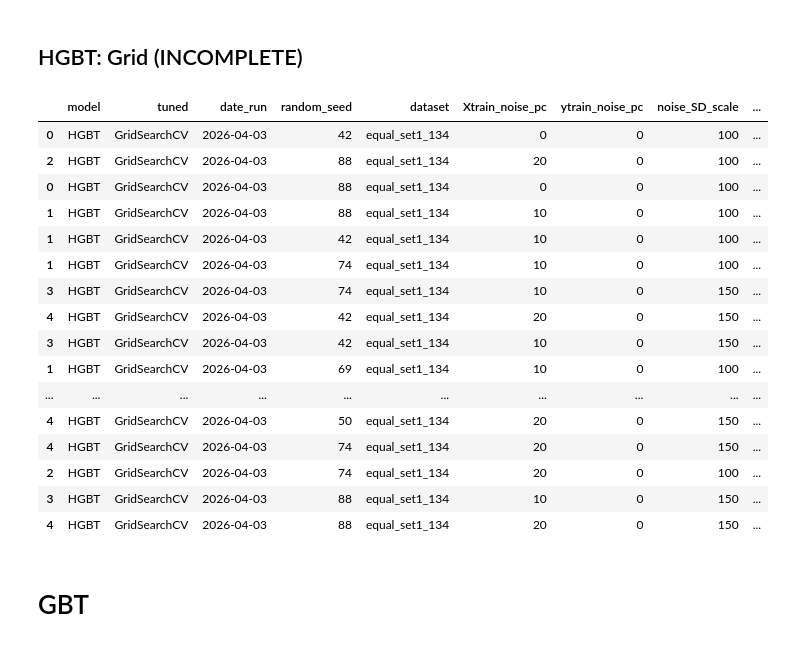
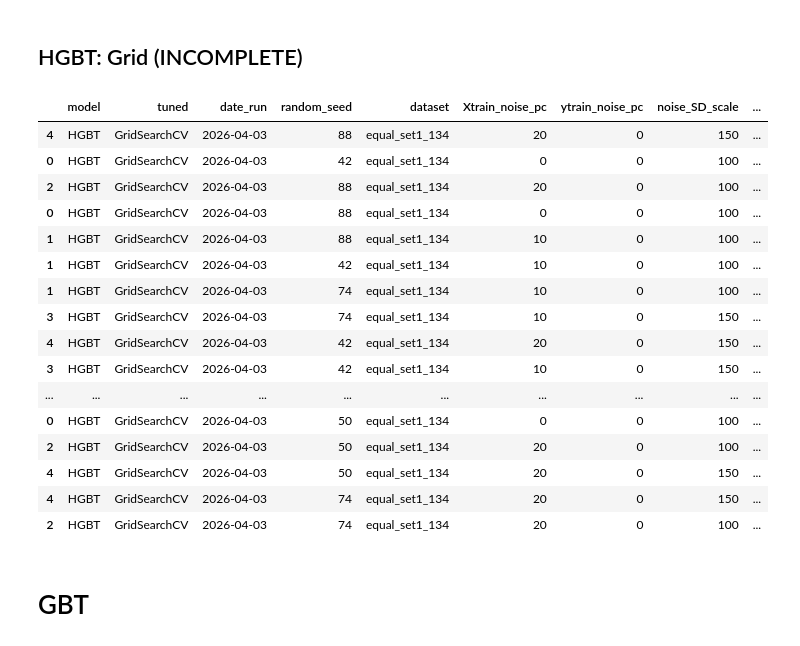
Before and after one commit to FlicAnderson/RSE-personas, a Jupyter notebook: githubanalysis/notebooks/SERS26-ML.ipynb, the cells around one changed output. Drawn from its saved outputs; the diff is of its cells as text; code cells hidden in the pictures.

```diff
--- a/githubanalysis/notebooks/SERS26-ML.ipynb
+++ b/githubanalysis/notebooks/SERS26-ML.ipynb
@@ -1101,41 +1101,42 @@ equal_set1_134_NOISE_HGBT_Grid_88 = {
     "noise_SD_scale":[100, 100, 100, 150, 150, ],
     "run_ID":[None, 145064, 145064, 146925, 146925, ],
     "N_Obs":[938, 938, 938, 938, 938, ],
     "N_iterations": [5, 5, 5, 5, 5, ],
-    "paramsearchtime": [7719.673473119736, 8083.98598575592,  8399.484260082245, None, None, ],
-    "traintime": [3.089484930038452, 1.043287992477417, 0.867790937423706, None, None, ],
-    "testtime": [0.013156414031982422, 0.011129140853881836, 0.016041994094848633, None, None, ],
-    "accuracy": [0.90213, 0.89362, 0.88511, None, None, ],
+    "paramsearchtime": [7719.673473119736, 8083.98598575592,  8399.484260082245, 8213.60522198677, 8425.342891454697, ],
+    "traintime": [3.089484930038452, 1.043287992477417, 0.867790937423706, 1.1793701648712158,  0.9702417850494385, ],
+    "testtime": [0.013156414031982422, 0.011129140853881836, 0.016041994094848633, 0.016873836517333984, 0.016101837158203125 , ],
+    "accuracy": [0.90213, 0.89362, 0.88511, 0.89362, 0.89362, ],
     "out_of_bag_error": [None, None, None, None, None, ],
-    "F1": [0.90216, 0.89250, 0.88262, None, None, ],
-    "ROC_AUC_ovo": [0.99117, 0.99088, 0.99117, None, None, ], # OVO (typically lower). Not ovr.
+    "F1": [0.90216, 0.89250, 0.88262, 0.89094, 0.89179, ],
+    "ROC_AUC_ovo": [0.99117, 0.99088, 0.99117, 0.98807, 0.99288, ], # OVO (typically lower). Not ovr.
 }
 
 # seed 88 githubanalysis/analysis/ML_tuning.py -n 938 -i 5 -r 88 -c RF -s GridSearchCV -j $(nproc) -x 0.0 -y 0.0 -d 1.0 -f equal_set1_134_ABC_ML-ready_origclassn_named_clustered_sample_data_with_labels__2026-04-01.csv
 # seed 88 -x 0.0 -y 0.0 -d 1.0 {'categorical_features': None, 'class_weight': None, 'early_stopping': 'auto', 'interaction_cst': None, 'l2_regularization': 0.0, 'learning_rate': 0.05, 'loss': 'log_loss', 'max_bins': 255, 'max_depth': None, 'max_iter': 125, 'max_leaf_nodes': 75, 'min_samples_leaf': 5, 'monotonic_cst': None, 'n_iter_no_change': 10, 'random_state': None, 'scoring': 'loss', 'tol': 1e-07, 'validation_fraction': 0.1, 'verbose': 2, 'warm_start': False}
 # seed 88 -x 0.1 -y 0.0 -d 1.0 {'categorical_features': None, 'class_weight': None, 'early_stopping': 'auto', 'interaction_cst': None, 'l2_regularization': 0.0, 'learning_rate': 0.1, 'loss': 'log_loss', 'max_bins': 255, 'max_depth': None, 'max_iter': 200, 'max_leaf_nodes': None, 'min_samples_leaf': 10, 'monotonic_cst': None, 'n_iter_no_change': 10, 'random_state': None, 'scoring': 'loss', 'tol': 1e-07, 'validation_fraction': 0.1, 'verbose': 2, 'warm_start': False}# seed 88 -x 0.2 -y 0.0 -d 1.0}
 # seed 88 -x 0.2 -7 0.0 -d 1.0 {'categorical_features': None, 'class_weight': None, 'early_stopping': 'auto', 'interaction_cst': None, 'l2_regularization': 0.0, 'learning_rate': 0.1, 'loss': 'log_loss', 'max_bins': 255, 'max_depth': None, 'max_iter': 200, 'max_leaf_nodes': 25, 'min_samples_leaf': 5, 'monotonic_cst': None, 'n_iter_no_change': 10, 'random_state': None, 'scoring': 'loss', 'tol': 1e-07, 'validation_fraction': 0.1, 'verbose': 2, 'warm_start': False}
-# seed 88 -x 0.1 -y 0.0 -d 1.5
-# seed 88 -x 0.2 -y 0.0 -d 1.5
+# seed 88 -x 0.1 -y 0.0 -d 1.5 {'categorical_features': None, 'class_weight': None, 'early_stopping': 'auto', 'interaction_cst': None, 'l2_regularization': 0.0, 'learning_rate': 0.1, 'loss': 'log_loss', 'max_bins': 255, 'max_depth': None, 'max_iter': 200, 'max_leaf_nodes': None, 'min_samples_leaf': 20, 'monotonic_cst': None, 'n_iter_no_change': 10, 'random_state': None, 'scoring': 'loss', 'tol': 1e-07, 'validation_fraction': 0.1, 'verbose': 2, 'warm_start': False}
+# seed 88 -x 0.2 -y 0.0 -d 1.5 {'categorical_features': None, 'class_weight': None, 'early_stopping': 'auto', 'interaction_cst': None, 'l2_regularization': 0.0, 'learning_rate': 0.1, 'loss': 'log_loss', 'max_bins': 255, 'max_depth': None, 'max_iter': 200, 'max_leaf_nodes': 25, 'min_samples_leaf': 10, 'monotonic_cst': None, 'n_iter_no_change': 10, 'random_state': None, 'scoring': 'loss', 'tol': 1e-07, 'validation_fraction': 0.1, 'verbose': 2, 'warm_start': False}
 
 
 equal_set1_134_NOISE_HGBT_Grid_69_df = pd.DataFrame(data=equal_set1_134_NOISE_HGBT_Grid_69)
 equal_set1_134_NOISE_HGBT_Grid_74_df = pd.DataFrame(data=equal_set1_134_NOISE_HGBT_Grid_74)
 equal_set1_134_NOISE_HGBT_Grid_50_df = pd.DataFrame(data=equal_set1_134_NOISE_HGBT_Grid_50)
 equal_set1_134_NOISE_HGBT_Grid_42_df = pd.DataFrame(data=equal_set1_134_NOISE_HGBT_Grid_42)
 equal_set1_134_NOISE_HGBT_Grid_88_df = pd.DataFrame(data=equal_set1_134_NOISE_HGBT_Grid_88)
 
 
 equal_set1_134_NOISE_HGBT_Grid_df = pd.concat([
     equal_set1_134_NOISE_HGBT_Grid_69_df,
     equal_set1_134_NOISE_HGBT_Grid_74_df,
     equal_set1_134_NOISE_HGBT_Grid_50_df,
     equal_set1_134_NOISE_HGBT_Grid_42_df,
     equal_set1_134_NOISE_HGBT_Grid_88_df,
 ])
 equal_set1_134_NOISE_HGBT_Grid_df.sort_values(["ROC_AUC_ovo"], ascending=False)
 # %% [output]
 |  | model | tuned | date_run | random_seed | dataset | Xtrain_noise_pc | ytrain_noise_pc | noise_SD_scale | ... |
+| 4 | HGBT | GridSearchCV | 2026-04-03 | 88 | equal_set1_134 | 20 | 0 | 150 | ... |
 | 0 | HGBT | GridSearchCV | 2026-04-03 | 42 | equal_set1_134 | 0 | 0 | 100 | ... |
 | 2 | HGBT | GridSearchCV | 2026-04-03 | 88 | equal_set1_134 | 20 | 0 | 100 | ... |
 | 0 | HGBT | GridSearchCV | 2026-04-03 | 88 | equal_set1_134 | 0 | 0 | 100 | ... |
@@ -1145,13 +1146,12 @@ equal_set1_134_NOISE_HGBT_Grid_df.sort_values(["ROC_AUC_ovo"], ascending=False)
 | 3 | HGBT | GridSearchCV | 2026-04-03 | 74 | equal_set1_134 | 10 | 0 | 150 | ... |
 | 4 | HGBT | GridSearchCV | 2026-04-03 | 42 | equal_set1_134 | 20 | 0 | 150 | ... |
 | 3 | HGBT | GridSearchCV | 2026-04-03 | 42 | equal_set1_134 | 10 | 0 | 150 | ... |
-| 1 | HGBT | GridSearchCV | 2026-04-03 | 69 | equal_set1_134 | 10 | 0 | 100 | ... |
 | ... | ... | ... | ... | ... | ... | ... | ... | ... | ... |
+| 0 | HGBT | GridSearchCV | 2026-04-03 | 50 | equal_set1_134 | 0 | 0 | 100 | ... |
+| 2 | HGBT | GridSearchCV | 2026-04-03 | 50 | equal_set1_134 | 20 | 0 | 100 | ... |
 | 4 | HGBT | GridSearchCV | 2026-04-03 | 50 | equal_set1_134 | 20 | 0 | 150 | ... |
 | 4 | HGBT | GridSearchCV | 2026-04-03 | 74 | equal_set1_134 | 20 | 0 | 150 | ... |
 | 2 | HGBT | GridSearchCV | 2026-04-03 | 74 | equal_set1_134 | 20 | 0 | 100 | ... |
-| 3 | HGBT | GridSearchCV | 2026-04-03 | 88 | equal_set1_134 | 10 | 0 | 150 | ... |
-| 4 | HGBT | GridSearchCV | 2026-04-03 | 88 | equal_set1_134 | 20 | 0 | 150 | ... |
 # %% [markdown]
 # GBT
 # %% [markdown]
```
Also changed, not shown: parts of 60 cells of this notebook.
